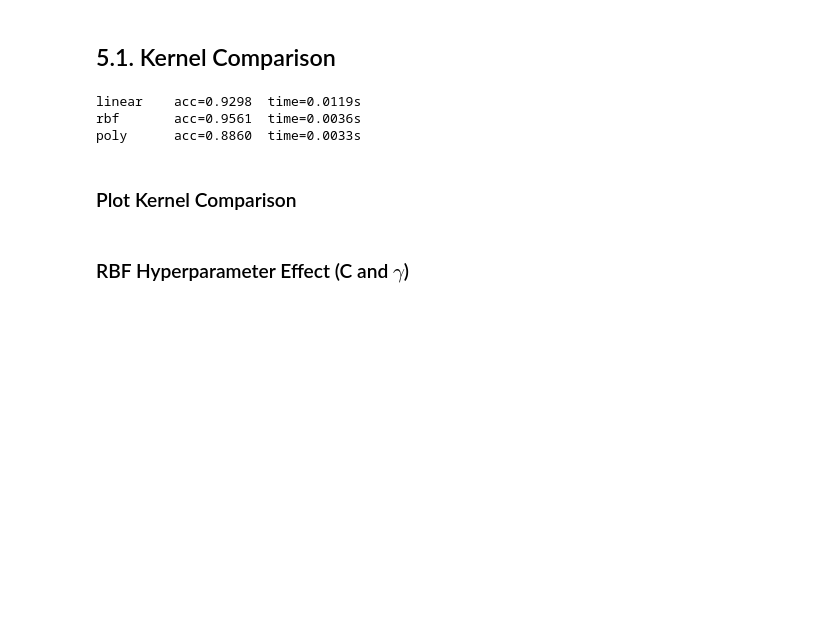
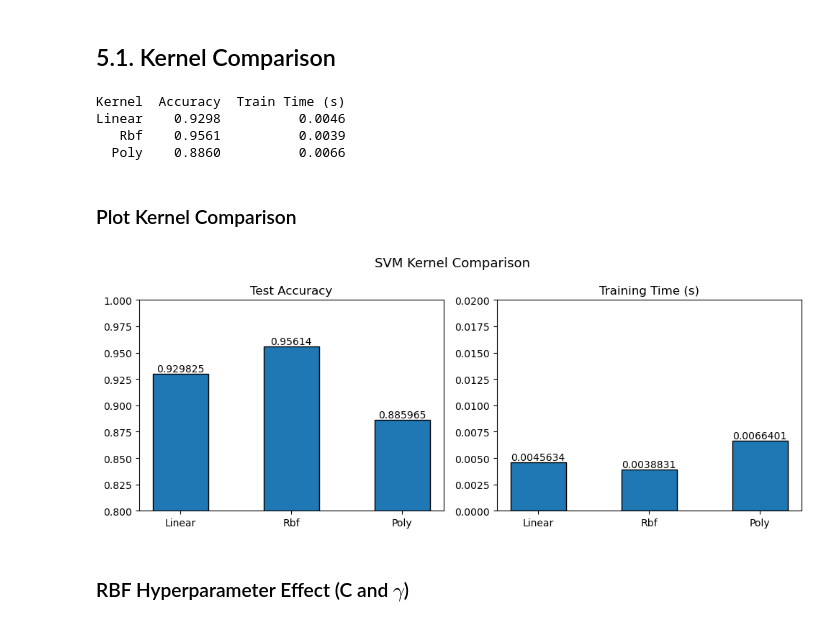
Before and after one commit to Joaomuianga/ML-team-collaboration, a Jupyter notebook: 2_SupervisedLearning/notebooks/Team11_SupervisedLearning_Notebook.ipynb, the cells around one changed output. Saved outputs shown, nothing was run; the diff lists cells and outputs as text; code cells hidden in the pictures; blank space fills up the shorter version.

Commit message:
add kernel comparison plot of SVM task 5

```diff
--- a/2_SupervisedLearning/notebooks/Team11_SupervisedLearning_Notebook.ipynb
+++ b/2_SupervisedLearning/notebooks/Team11_SupervisedLearning_Notebook.ipynb
@@ -747,31 +749,41 @@ The consistent importance of _“worst”_ features suggests that extreme values
 # %% [markdown]
 ## 5.1. Kernel Comparison
 # %%
-kernels = ['linear', 'rbf', 'poly']
-kernel_results = []
+results = []
 
-for kernel in kernels:
-    svm = SVC(kernel=kernel, C=1.0, degree=3, gamma='scale', random_state=42)
+for kernel in ['linear', 'rbf', 'poly']:
+    model = SVC(kernel=kernel, C=1.0, gamma='scale', random_state=42)
+    t0    = time.perf_counter()
+    model.fit(X_train, y_train)
+    elapsed = time.perf_counter() - t0
+    acc = accuracy_score(y_test, model.predict(X_test))
+    results.append({'Kernel': kernel.capitalize(), 'Accuracy': acc, 'Train Time (s)': elapsed})
 
-    t0 = time.perf_counter()
-    svm.fit(X_train, y_train)
-    train_time = time.perf_counter() - t0
-
-    y_pred = svm.predict(X_test)
-    acc    = accuracy_score(y_test, y_pred)
-
-    kernel_results.append({
-        'Kernel'        : kernel.capitalize(),
-        'Accuracy'      : round(acc, 4),
-        'Training Time (s)': round(train_time, 4)
-    })
-    print(f"{kernel:8s}  acc={acc:.4f}  time={train_time:.4f}s")
+df_kernels = pd.DataFrame(results)
+print(df_kernels.round(4).to_string(index=False))
 # %% [output]
-linear    acc=0.9298  time=0.0119s
-rbf       acc=0.9561  time=0.0036s
-poly      acc=0.8860  time=0.0033s
+Kernel  Accuracy  Train Time (s)
+Linear    0.9298          0.0046
+   Rbf    0.9561          0.0039
+  Poly    0.8860          0.0066
 # %% [markdown]
 ### Plot Kernel Comparison
+# %%
+fig, axes = plt.subplots(1, 2, figsize=(10, 4))
+
+
+for ax, col, title in zip(axes, ['Accuracy', 'Train Time (s)'], ['Test Accuracy', 'Training Time (s)']):
+    bars = ax.bar(df_kernels['Kernel'], df_kernels[col], edgecolor='black', width=0.5)
+    ax.set_title(title)
+    ax.bar_label(bars)
+
+axes[0].set_ylim(0.80, 1.0)
+axes[1].set_ylim(0.0, 0.02)
+plt.suptitle('SVM Kernel Comparison', fontsize=13)
+plt.tight_layout()
+plt.show()
+# %% [output]
+[figure, added]
 # %% [markdown]
 ### RBF Hyperparameter Effect (C and $\gamma$)
 # %%
```
Also changed, not shown: parts of 3 cells of this notebook, 1 other file.
